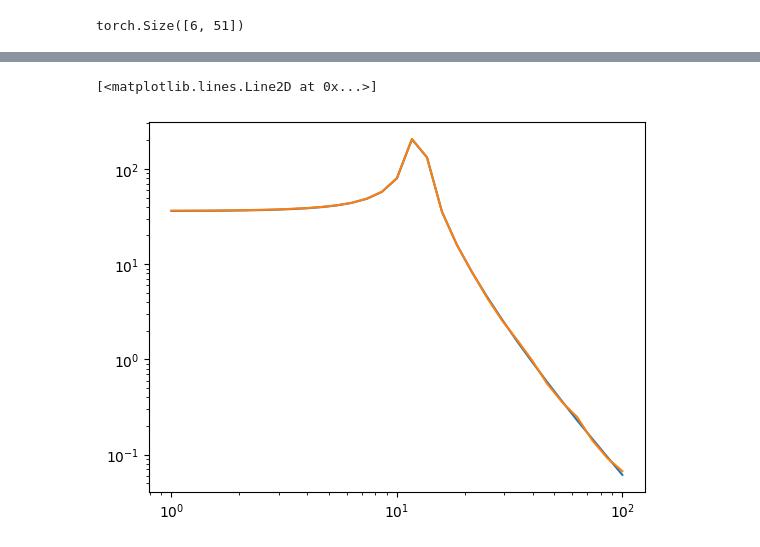
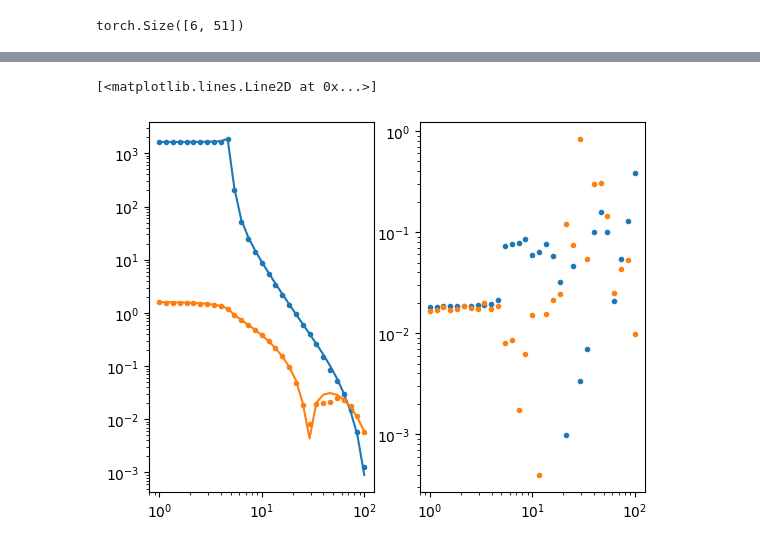
Before and after one commit to hydrogeophysicsgroup/anemone, a Jupyter notebook: prototyping/comparison_of_sofr_and_dipole_step_integration.ipynb, the cells around one changed output, grey strips where cells are left out. Cells and saved outputs as stored; diff of their text form; code cells hidden in the pictures.

```diff
--- a/prototyping/comparison_of_sofr_and_dipole_step_integration.ipynb
+++ b/prototyping/comparison_of_sofr_and_dipole_step_integration.ipynb
@@ -54,11 +44,11 @@ ValueError: x and y must have same first dimension, but have shapes (51,) and (6
 # %%
 #tx = Loop([0, 1000], [0,0], [0,0])
-tx = Loop.square(25)
-rx = Receiver(y = torch.logspace(0, 2, 31))
+tx = Loop.square(10)
+rx = Receiver(x=4.9, y = torch.logspace(0, 2, 31))
 
 # tx = Loop.square(25)
 # rx = Receiver()
-frq = torch.tensor([2000, 2001])
+frq = torch.tensor([20000, 2001])
 
 fwr = ForwardFD(tx, rx, frq)
 fwr2 = ForwardFD2(tx, rx, frq)
@@ -86,8 +78,12 @@ torch.Size([31, 2])
 # %%
-plt.figure()
-plt.loglog(rx.y.numpy(), np.abs(1e3*hz1.numpy()[...,0].real/c.mu0), label='reg')
-plt.loglog(rx.y.numpy(), np.abs(1e3*hz2.numpy()[...,0].real/c.mu0), label='reg')
-# plt.plot(rx.y.numpy(), 1e3*hz2.numpy().real/c.mu0, label='iws')
+fig,axs = plt.subplots(1,2)
+axs[0].loglog(rx.y.numpy(), np.abs(1e3*hz1.numpy()[...,0].real/c.mu0), label='reg')
+axs[0].loglog(rx.y.numpy(), np.abs(1e3*hz2.numpy()[...,0].real/c.mu0), 'C0.', label='reg')
+axs[0].loglog(rx.y.numpy(), np.abs(1e3*hz1.numpy()[...,0].imag/c.mu0), label='imag')
+axs[0].loglog(rx.y.numpy(), np.abs(1e3*hz2.numpy()[...,0].imag/c.mu0), 'C1.', label='imag')
+
+axs[1].loglog(rx.y.numpy(), np.abs(hz2.numpy()[...,0].real-hz1.numpy()[...,0].real)/np.abs(hz1.numpy()[...,0].real), '.', label='reg')
+axs[1].loglog(rx.y.numpy(), np.abs(hz2.numpy()[...,0].imag-hz1.numpy()[...,0].imag)/np.abs(hz1.numpy()[...,0].imag), '.', label='imag')
 # %% [output]
 [<matplotlib.lines.Line2D at 0x...>]
-[figure, old version]
+[figure, new version]
```
Also changed, not shown: parts of 9 cells of this notebook, 5 other files.
